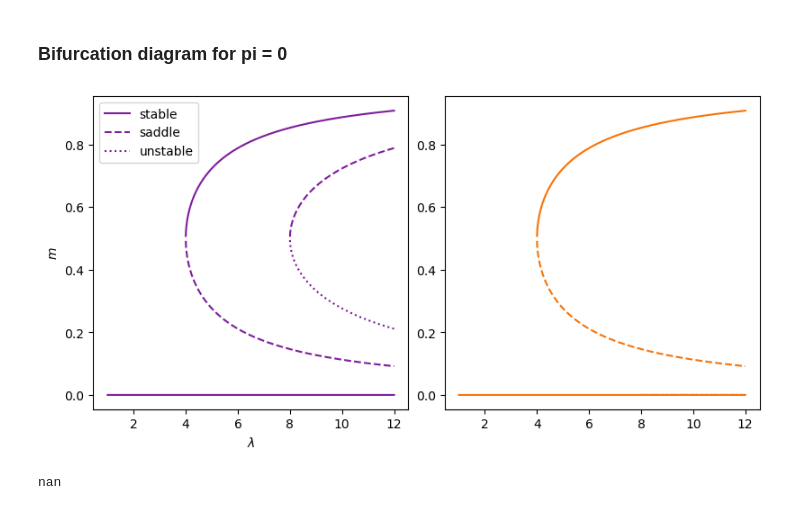
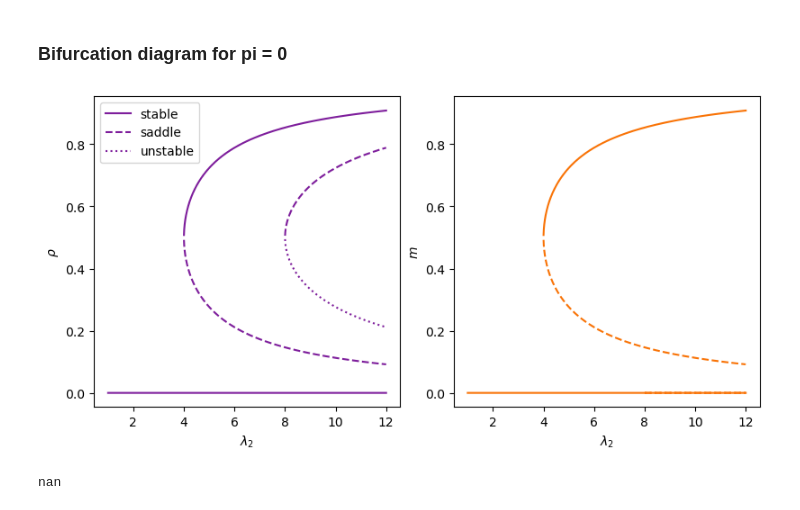
Before and after one commit to dmarchp/TFM_code, a Jupyter notebook: non_lin_models/det_sols_non_lin/non_lin_rec_two_sites.ipynb, the cells around one changed output. Drawn from its saved outputs; the diff is of its cells as text; code cells hidden in the pictures.

```diff
--- a/non_lin_models/det_sols_non_lin/non_lin_rec_two_sites.ipynb
+++ b/non_lin_models/det_sols_non_lin/non_lin_rec_two_sites.ipynb
@@ -281,27 +281,27 @@ for l in ls:
     rho_m0_minus[0].append(rhom0m), rho_m0_minus[1].append(rhom0m-rhom0m)
 # %%
 fig, ax = plt.subplots(1,2, figsize=(8,4), constrained_layout=True)
-ax[0].set(xlabel='$\lambda$', ylabel='$\rho$')
-ax[0].set(xlabel='$\lambda$', ylabel='$m$')
+ax[0].set(xlabel=r'$\lambda_2$', ylabel=r'$\rho$')
+ax[1].set(xlabel=r'$\lambda_2$', ylabel=r'$m$')
 
 ax[0].plot(ls, rho_m_both_0[0], color='xkcd:purple', ls='-', label='stable')
 ax[1].plot(ls, rho_m_both_0[1], color='xkcd:orange', ls='-')
 
 ax[0].plot(ls, rho_m_plus[0], color='xkcd:purple', ls='-')
 ax[0].plot(ls, rho_m_minus[0], color='xkcd:purple', ls='--', label='saddle')
 ax[0].plot(ls, rho_m0_plus[0], color='xkcd:purple', ls='--')
 ax[0].plot(ls, rho_m0_minus[0], color='xkcd:purple', ls=':', label='unstable')
 
 
 ax[1].plot(ls, rho_m_plus[1], color='xkcd:orange', ls='-')
 ax[1].plot(ls, rho_m_minus[1], color='xkcd:orange', ls='--')
 ax[1].plot(ls, rho_m0_plus[1], color='xkcd:orange', ls='--')
 ax[1].plot(ls, rho_m0_minus[1], color='xkcd:orange', ls=':')
 
 ax[0].legend()
 fig.savefig(f'bifurcations_rho_m_pi_0.png')
 # %% [output]
-[figure, old version]
+[figure, new version]
 # %%
 rho_m0_plus[0][0]
 # %% [output]
```
Also changed, not shown: 6 other files.
